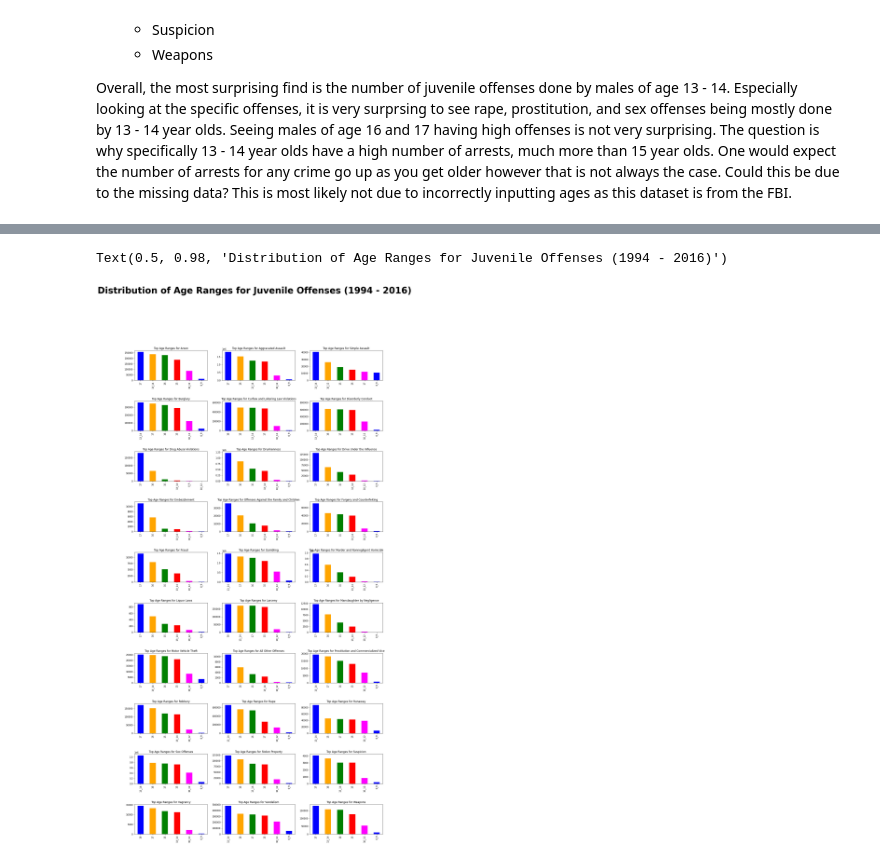
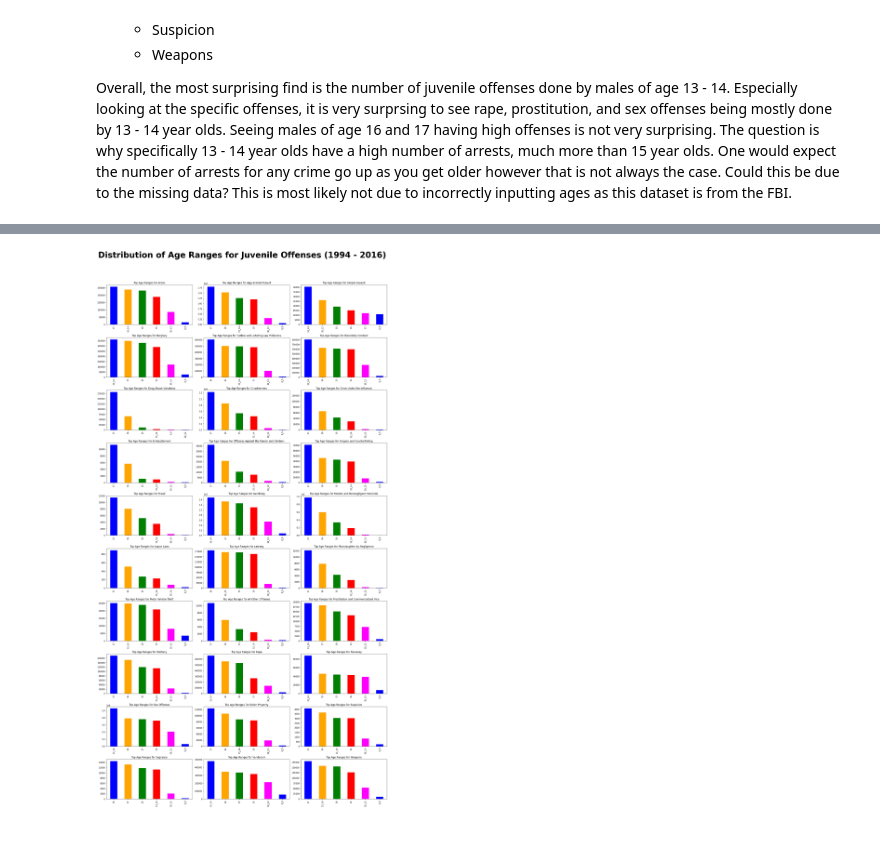
Before and after one commit to sriskid/Power_BI_Reports, a Jupyter notebook: FBR Crime Statistics/Juvenile Crime Descriptive Analysis.ipynb, the cells around one changed output, grey strips where cells are left out. Cells and saved outputs as stored; diff of their text form; code cells hidden in the pictures.

```diff
--- a/FBR Crime Statistics/Juvenile Crime Descriptive Analysis.ipynb
+++ b/FBR Crime Statistics/Juvenile Crime Descriptive Analysis.ipynb
@@ -299,10 +299,10 @@ offenses_list = data["offense_name"].unique().tolist()
 plt.figure(figsize = (20,40))
 for i, offense in enumerate(offenses_list):
     ax = plt.subplot(10,3,i+1)
-    plt.subplots_adjust(hspace=0.7)
     offense_row = male_age_offenses.iloc[i]
     sorted_offense_row = offense_row.sort_values(ascending = False)
     sorted_offense_row.plot.bar(color = ["blue", "orange", "green", "red", "magenta"])
     ax.set_title(f"Top Male Age Ranges for {offense}")
 plt.suptitle("Distribution of Male Age Ranges for Juvenile Offense (1994 - 2016)", fontsize = 40, fontweight = "bold")
+plt.tight_layout(rect=[0, 0.03, 1, 0.95])
 # %% [output]
@@ -370,10 +369,10 @@ Overall, the most surprising find is the number of juvenile offenses done by mal
 plt.figure(figsize = (20,40))
 for i, offense in enumerate(offenses_list):
     ax = plt.subplot(10,3,i+1)
-    plt.subplots_adjust(hspace=0.7)
     offense_row = female_age_offenses.iloc[i]
     sorted_offense_row = offense_row.sort_values(ascending = False)
     sorted_offense_row.plot.bar(color = ["blue", "orange", "green", "red", "magenta"])
     ax.set_title(f"Top Female Age Ranges for {offense}")
 plt.suptitle("Distribution of Female Age Ranges for Juvenile Offense (1994 - 2016)", fontsize = 40, fontweight = "bold")
+plt.tight_layout(rect=[0, 0.03, 1, 0.95])
 # %% [output]
@@ -382,18 +438,17 @@ Text(0.5, 0.98, 'Distribution of Female Age Ranges for Juvenile Offense (1994 -
 # %%
 # Total
 female_age_offenses.columns = ["0_9", "10_12", "13_14", "15", "16", "17"]
 male_age_offenses.columns = ["0_9", "10_12", "13_14", "15", "16", "17"]
 
 
 plt.figure(figsize = (20,40))
 for i, offense in enumerate(offenses_list):
     ax = plt.subplot(10,3,i+1)
-    plt.subplots_adjust(hspace=0.7)
     offense_row = pd.concat([female_age_offenses.iloc[i], male_age_offenses.iloc[i]],axis = 1).sum(axis = 1)
     sorted_offense_row = offense_row.sort_values(ascending = False)
     sorted_offense_row.plot.bar(color = ["blue", "orange", "green", "red", "magenta"])
     ax.set_title(f"Top Age Ranges for {offense}")
 plt.suptitle("Distribution of Age Ranges for Juvenile Offenses (1994 - 2016)", fontsize = 40, fontweight = "bold")
+plt.tight_layout(rect=[0, 0.03, 1, 0.95])
 # %% [output]
-Text(0.5, 0.98, 'Distribution of Age Ranges for Juvenile Offenses (1994 - 2016)')
-[figure, old version]
+[figure, new version]
```
Also changed, not shown: parts of 10 cells of this notebook.
